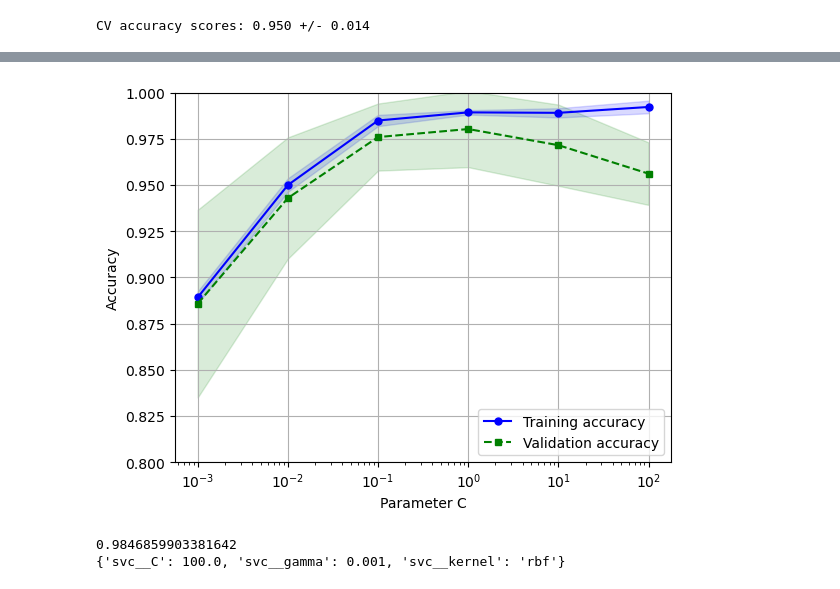
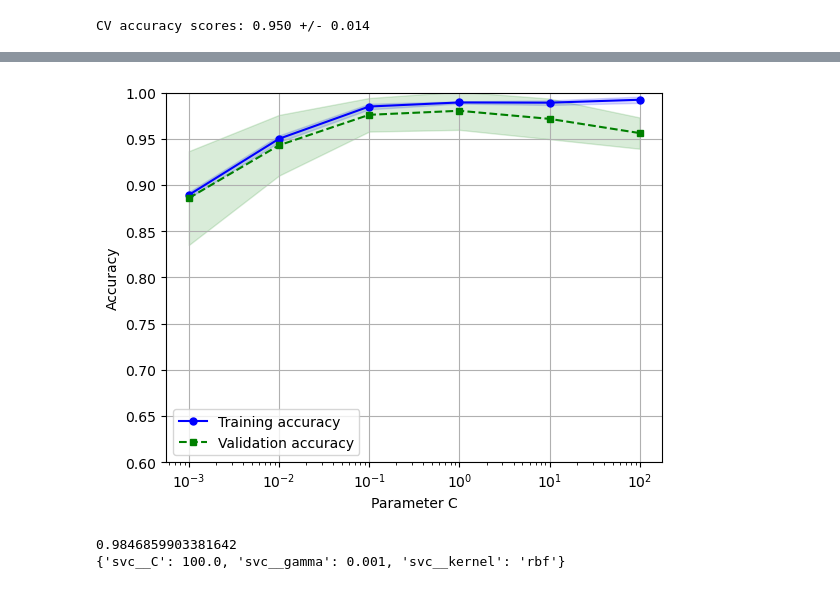
Before and after one commit to DejwidKoci/Klasyfikacja, a Jupyter notebook: chapter_06.ipynb, the cells around one changed output, grey strips where cells are left out. Saved outputs shown, nothing was run; the diff lists cells and outputs as text; code cells hidden in the pictures.

```diff
--- a/chapter_06.ipynb
+++ b/chapter_06.ipynb
@@ -6,11 +6,13 @@ import pandas as pd
 #                  header=None)
 # %%
 from sklearn.preprocessing import LabelEncoder
-data = pd.read_excel("hour.xlsx")
-y = data['season']
-X = data.drop(columns = ['instant', 'dteday', 'season'])
+data = pd.read_excel("hour.xlsx", header = None)
+# y = data['season']
+# X = data.drop(columns = ['instant', 'dteday', 'season'])
 # X = df.loc[:, 2:].values
 # y = df.loc[:, 1]. values
+X = data.loc[1:, 3:].values
+y = data.loc[1:, 2].values
 le = LabelEncoder()
 y = le.fit_transform(y)
 print(le.classes_)
@@ -113,36 +124,36 @@ train_scores, test_scores = validation_curve(
     estimator = pipe_lr,
     X = X_train,
     y = y_train,
     param_name = 'logisticregression__C',
     param_range = param_range,
     cv = 10)
 train_mean = np.mean(train_scores , axis = 1)
 train_std = np.std(train_scores, axis = 1)
 test_mean = np.mean(test_scores, axis = 1)
 test_std = np.std(test_scores, axis = 1)
 plt.plot(param_range, train_mean, color = 'blue',
          marker = 'o', markersize = 5,
          label = 'Training accuracy')
 plt.fill_between(param_range, train_mean + train_std,
                  train_mean - train_std, alpha = 0.15,
                  color = 'blue')
 plt.plot(param_range, test_mean,
          color = 'green', linestyle = '--',
          marker = 's', markersize = 5,
          label = 'Validation accuracy')
 plt.fill_between(param_range,
           test_mean + test_std,
           test_mean - test_std,
           alpha = 0.15, color = 'green')
 plt.grid()
 plt.xscale('log')
-plt.legend(loc = 'lower right')
+plt.legend(loc = 'best')
 plt.xlabel('Parameter C')
 plt.ylabel('Accuracy')
-plt.ylim([0.8, 1.0])
+plt.ylim([0.6, 1.0])
 plt.show()
 # %% [output]
-[figure, old version]
+[figure, new version]
 # %%
 from sklearn.model_selection import GridSearchCV
 from sklearn.svm import SVC
```
Also changed, not shown: parts of 8 cells of this notebook, 2 other files.
